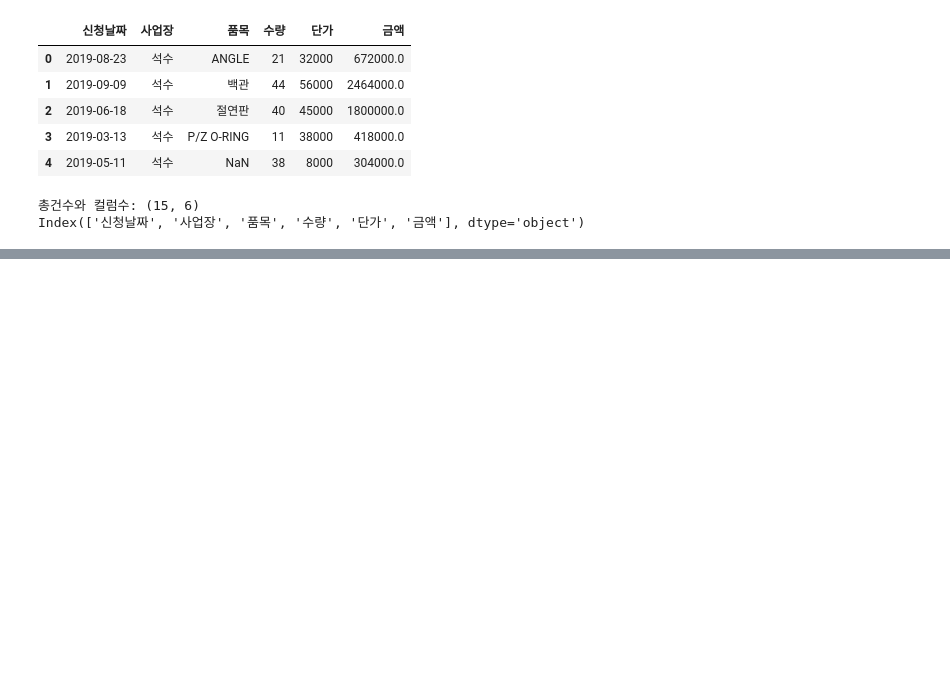
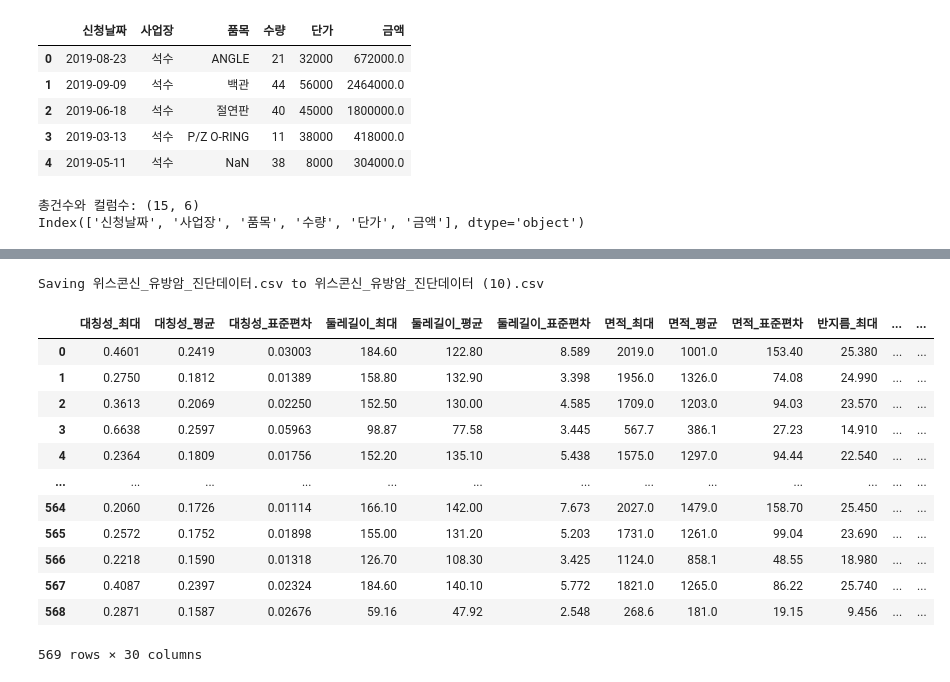
Before and after one commit to sm1118sm/DA, a Jupyter notebook: pandas.ipynb, the cells around one changed output, grey strips where cells are left out. Cells and saved outputs as stored; diff of their text form; code cells hidden in the pictures; blank space fills up the shorter version.

Commit message:
Colab을 통해 생성됨

```diff
--- a/pandas.ipynb
+++ b/pandas.ipynb
@@ -44,0 +101,8 @@ Index(['신청날짜', '사업장', '품목', '수량', '단가', '금액'], dty
+# %%
+import pandas as pd
+from google.colab import files
+uploaded = files.upload()
+file_name = list(uploaded.keys())[0]
+file1 = pd.read_csv(file_name)
+file1[file1.columns.difference(['target'])]
+# %% [output]
@@ -44,0 +110,14 @@ Index(['신청날짜', '사업장', '품목', '수량', '단가', '금액'], dty
+Saving 위스콘신_유방암_진단데이터.csv to 위스콘신_유방암_진단데이터 (10).csv
+|  | 대칭성_최대 | 대칭성_평균 | 대칭성_표준편차 | 둘레길이_최대 | 둘레길이_평균 | 둘레길이_표준편차 | 면적_최대 | 면적_평균 | 면적_표준편차 | 반지름_최대 | ... | ... |
+| 0 | 0.4601 | 0.2419 | 0.03003 | 184.60 | 122.80 | 8.589 | 2019.0 | 1001.0 | 153.40 | 25.380 | ... | ... |
+| 1 | 0.2750 | 0.1812 | 0.01389 | 158.80 | 132.90 | 3.398 | 1956.0 | 1326.0 | 74.08 | 24.990 | ... | ... |
+| 2 | 0.3613 | 0.2069 | 0.02250 | 152.50 | 130.00 | 4.585 | 1709.0 | 1203.0 | 94.03 | 23.570 | ... | ... |
+| 3 | 0.6638 | 0.2597 | 0.05963 | 98.87 | 77.58 | 3.445 | 567.7 | 386.1 | 27.23 | 14.910 | ... | ... |
+| 4 | 0.2364 | 0.1809 | 0.01756 | 152.20 | 135.10 | 5.438 | 1575.0 | 1297.0 | 94.44 | 22.540 | ... | ... |
+| ... | ... | ... | ... | ... | ... | ... | ... | ... | ... | ... | ... | ... |
+| 564 | 0.2060 | 0.1726 | 0.01114 | 166.10 | 142.00 | 7.673 | 2027.0 | 1479.0 | 158.70 | 25.450 | ... | ... |
+| 565 | 0.2572 | 0.1752 | 0.01898 | 155.00 | 131.20 | 5.203 | 1731.0 | 1261.0 | 99.04 | 23.690 | ... | ... |
+| 566 | 0.2218 | 0.1590 | 0.01318 | 126.70 | 108.30 | 3.425 | 1124.0 | 858.1 | 48.55 | 18.980 | ... | ... |
+| 567 | 0.4087 | 0.2397 | 0.02324 | 184.60 | 140.10 | 5.772 | 1821.0 | 1265.0 | 86.22 | 25.740 | ... | ... |
+| 568 | 0.2871 | 0.1587 | 0.02676 | 59.16 | 47.92 | 2.548 | 268.6 | 181.0 | 19.15 | 9.456 | ... | ... |
+569 rows × 30 columns
```
Also changed, not shown: parts of 10 cells of this notebook.
